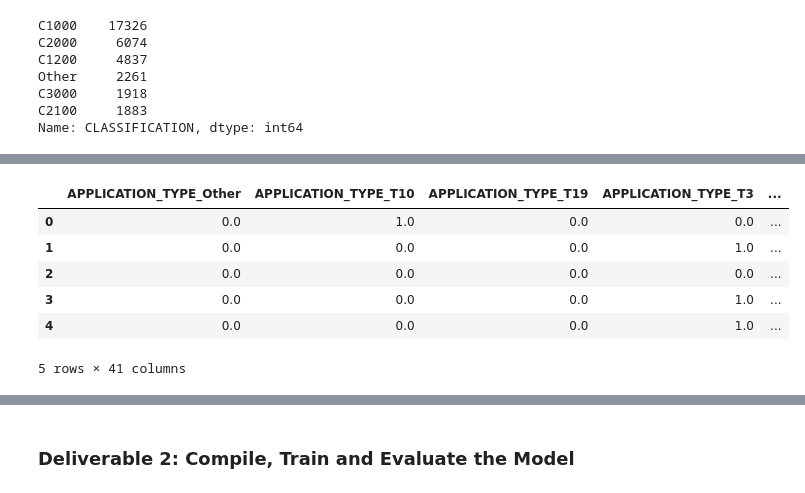
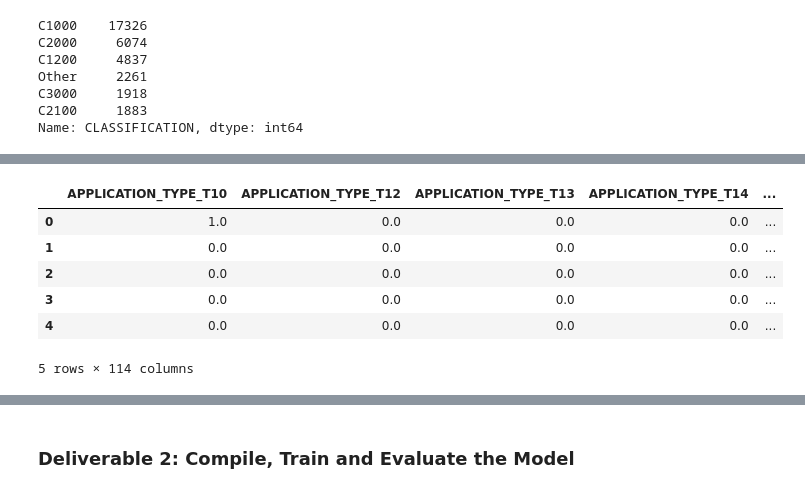
Before and after one commit to dianahcortez/Neural_Network_Charity_Analysis, a Jupyter notebook: AlphabetSoupCharity.ipynb, the cells around one changed output, grey strips where cells are left out. Saved outputs shown, nothing was run; the diff lists cells and outputs as text; code cells hidden in the pictures.

Commit message:
pre processing data start

```diff
--- a/AlphabetSoupCharity.ipynb
+++ b/AlphabetSoupCharity.ipynb
@@ -146,0 +144,5 @@ Name: CLASSIFICATION, dtype: int64
+# %%
+# Generate our categorical variable lists
+
+application_cat = application_df.dtypes[application_df.dtypes == 'object'].index.tolist()
+application_df[application_cat].nunique()
@@ -147,21 +158,23 @@ Name: CLASSIFICATION, dtype: int64
 # %%
 # Create a OneHotEncoder instance
 enc = OneHotEncoder(sparse=False)
 
+
 # Fit and transform the OneHotEncoder using the categorical variable list
-#  YOUR CODE GOES HERE
+encode_df = pd.DataFrame(enc.fit_transform(application_df[application_cat]))
+
 
 # Add the encoded variable names to the dataframe
 encode_df.columns = enc.get_feature_names(application_cat)
 encode_df.head()
 # %% [output]
-|  | APPLICATION_TYPE_Other | APPLICATION_TYPE_T10 | APPLICATION_TYPE_T19 | APPLICATION_TYPE_T3 | ... |
-| 0 | 0.0 | 1.0 | 0.0 | 0.0 | ... |
-| 1 | 0.0 | 0.0 | 0.0 | 1.0 | ... |
+|  | APPLICATION_TYPE_T10 | APPLICATION_TYPE_T12 | APPLICATION_TYPE_T13 | APPLICATION_TYPE_T14 | ... |
+| 0 | 1.0 | 0.0 | 0.0 | 0.0 | ... |
+| 1 | 0.0 | 0.0 | 0.0 | 0.0 | ... |
 | 2 | 0.0 | 0.0 | 0.0 | 0.0 | ... |
-| 3 | 0.0 | 0.0 | 0.0 | 1.0 | ... |
-| 4 | 0.0 | 0.0 | 0.0 | 1.0 | ... |
+| 3 | 0.0 | 0.0 | 0.0 | 0.0 | ... |
+| 4 | 0.0 | 0.0 | 0.0 | 0.0 | ... |
-5 rows × 41 columns
+5 rows × 114 columns
 # %%
 # Merge one-hot encoded features and drop the originals
 #  YOUR CODE GOES HERE
```
Also changed, not shown: parts of 2 cells of this notebook.
